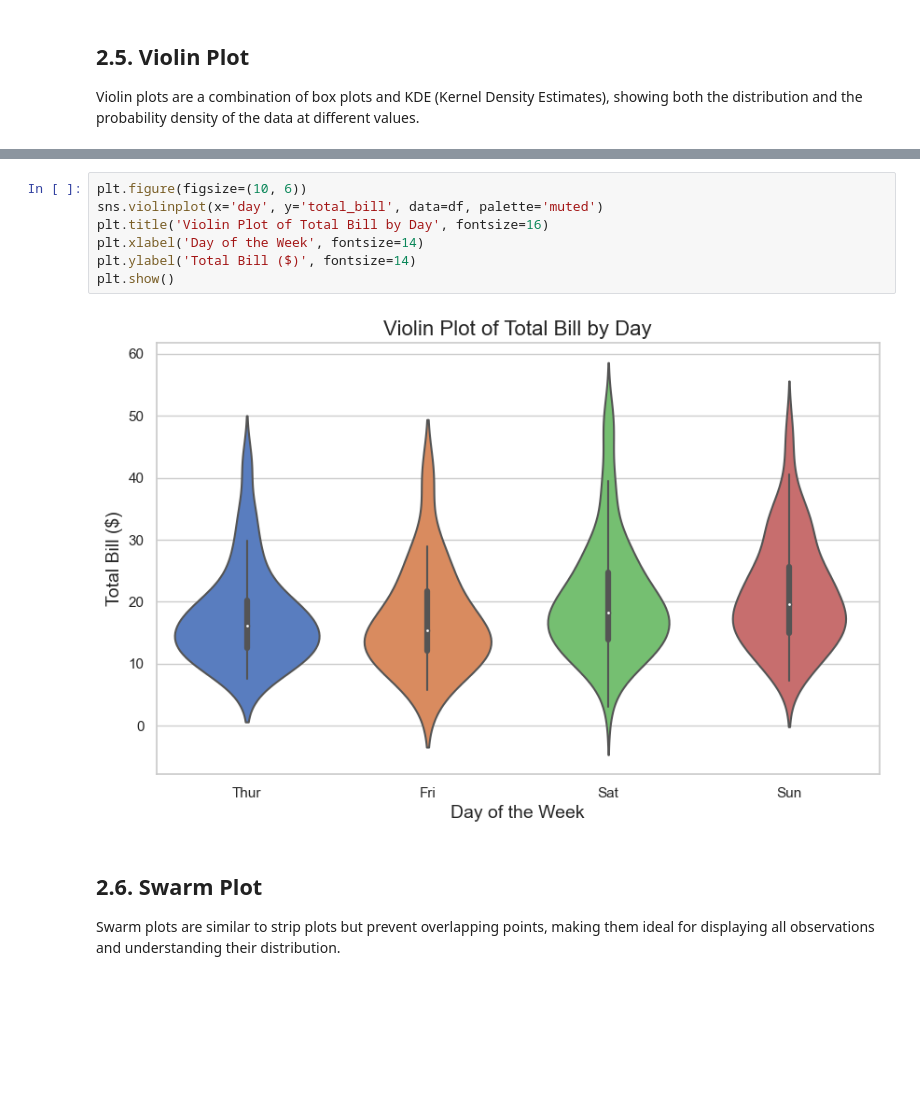
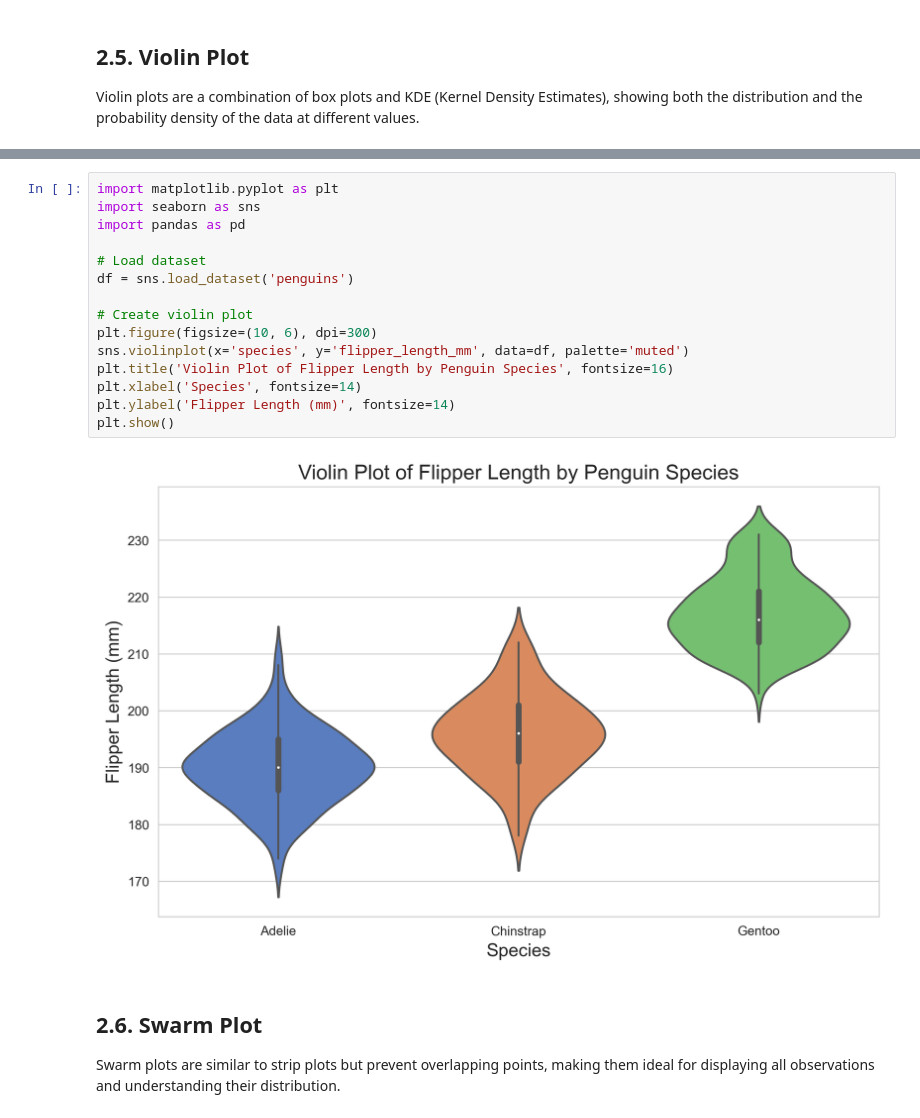
Before and after one commit to extaraordinary/data_visualization, a Jupyter notebook: data_visualization_notebook.ipynb, the cells around one changed output, grey strips where cells are left out. Saved outputs shown, nothing was run; the diff lists cells and outputs as text; blank space fills up the shorter version.

```diff
--- a/data_visualization_notebook.ipynb
+++ b/data_visualization_notebook.ipynb
@@ -262,12 +290,20 @@ Violin plots are a combination of box plots and KDE (Kernel Density Estimates),
 # %%
-plt.figure(figsize=(10, 6))
-sns.violinplot(x='day', y='total_bill', data=df, palette='muted')
-plt.title('Violin Plot of Total Bill by Day', fontsize=16)
-plt.xlabel('Day of the Week', fontsize=14)
-plt.ylabel('Total Bill ($)', fontsize=14)
+import matplotlib.pyplot as plt
+import seaborn as sns
+import pandas as pd
+
+# Load dataset
+df = sns.load_dataset('penguins')
+
+# Create violin plot
+plt.figure(figsize=(10, 6), dpi=300)
+sns.violinplot(x='species', y='flipper_length_mm', data=df, palette='muted')
+plt.title('Violin Plot of Flipper Length by Penguin Species', fontsize=16)
+plt.xlabel('Species', fontsize=14)
+plt.ylabel('Flipper Length (mm)', fontsize=14)
 plt.show()
 # %% [output]
-[figure, old version]
+[figure, new version]
 # %% [markdown]
 ## 2.6. Swarm Plot
 
```
Also changed, not shown: parts of 7 cells of this notebook.
